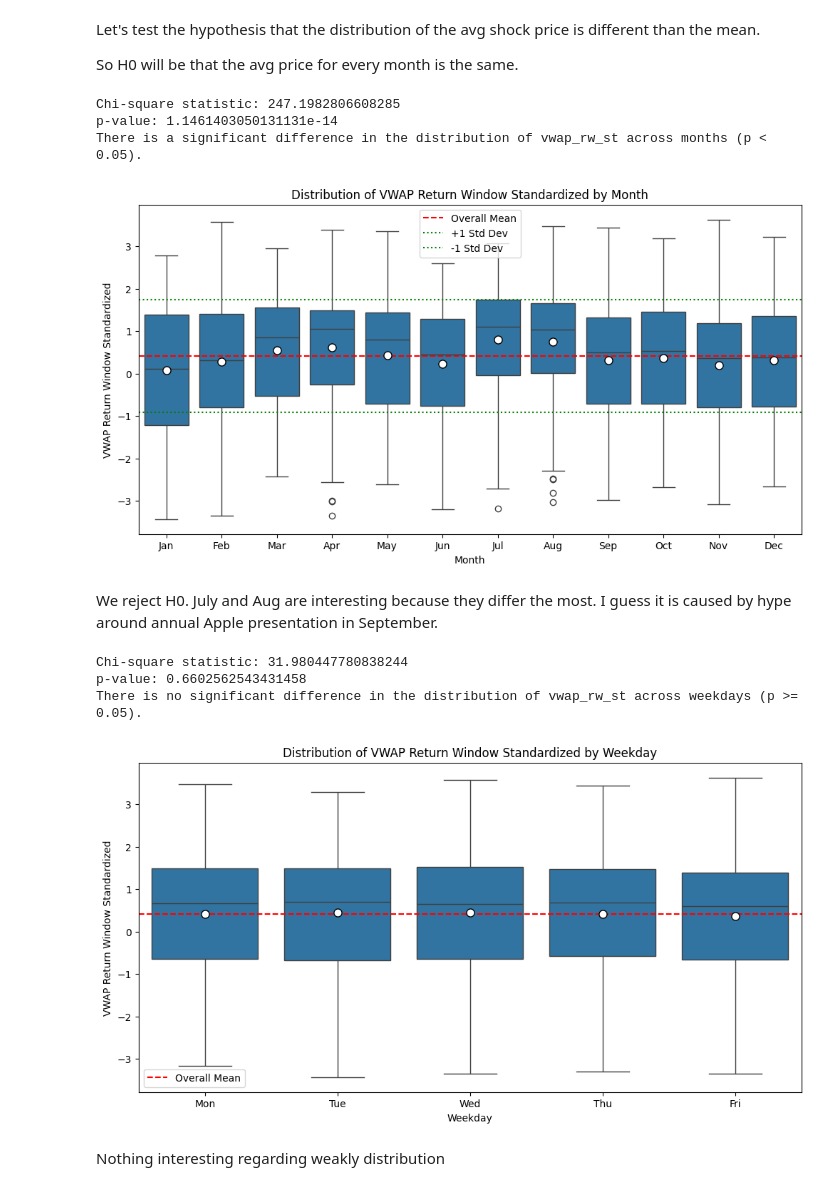
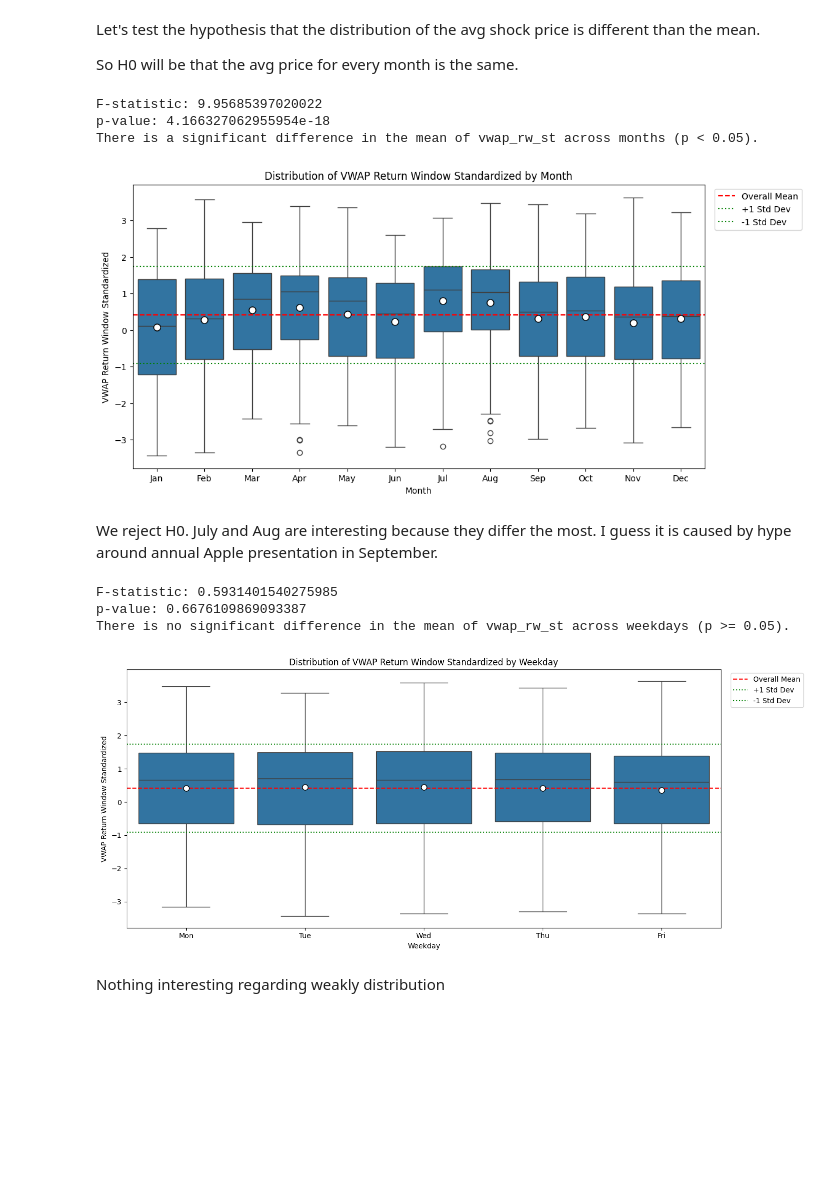
Before and after one commit to VladGrinDA/DI_Bootcamp, a Jupyter notebook: Week6/Day5/MiniProject/mp_appl_stock.ipynb, the cells around one changed output. Drawn from its saved outputs; the diff is of its cells as text; code cells hidden in the pictures; blank space fills up the shorter version.

```diff
--- a/Week6/Day5/MiniProject/mp_appl_stock.ipynb
+++ b/Week6/Day5/MiniProject/mp_appl_stock.ipynb
@@ -495,65 +497,60 @@ import numpy as np
 import pandas as pd
 import matplotlib.pyplot as plt
 import seaborn as sns
-from scipy.stats import chi2_contingency
+from scipy import stats
 
-bins = pd.cut(df['vwap_rw_st'], bins=10)
-contingency_table = pd.crosstab(df['month'], bins)
+groups = [group for _, group in df.dropna(subset=['vwap_rw_st']).groupby('month')['vwap_rw_st']]
+f_statistic, p_value = stats.f_oneway(*groups)
 
-chi2, p_value, dof, expected = chi2_contingency(contingency_table)
-
-print(f"Chi-square statistic: {chi2}")
+print(f"F-statistic: {f_statistic}")
 print(f"p-value: {p_value}")
 
 if p_value < 0.05:
-    print("There is a significant difference in the distribution of vwap_rw_st across months (p < 0.05).")
+    print("There is a significant difference in the mean of vwap_rw_st across months (p < 0.05).")
 else:
-    print("There is no significant difference in the distribution of vwap_rw_st across months (p >= 0.05).")
+    print("There is no significant difference in the mean of vwap_rw_st across months (p >= 0.05).")
 
 plt.figure(figsize=(12, 6))
 sns.boxplot(x='month', y='vwap_rw_st', data=df, showmeans=True,
             meanprops={'marker':'o',
                         'markerfacecolor':'white',
                         'markeredgecolor':'black',
                         'markersize':'8'})
 
 overall_mean = df['vwap_rw_st'].mean()
 overall_std = df['vwap_rw_st'].std()
 
 plt.axhline(y=overall_mean, color='r', linestyle='--', label='Overall Mean')
 plt.axhline(y=overall_mean + overall_std, color='g', linestyle=':', label='+1 Std Dev')
 plt.axhline(y=overall_mean - overall_std, color='g', linestyle=':', label='-1 Std Dev')
 
 plt.title('Distribution of VWAP Return Window Standardized by Month')
 plt.xlabel('Month')
 plt.ylabel('VWAP Return Window Standardized')
 plt.xticks(range(12), ['Jan', 'Feb', 'Mar', 'Apr', 'May', 'Jun', 'Jul', 'Aug', 'Sep', 'Oct', 'Nov', 'Dec'])
-plt.legend()
+plt.legend(bbox_to_anchor=(1.01, 1), loc='upper left')
 plt.show()
 # %% [output]
-Chi-square statistic: 247.1982806608285
-p-value: 1.1461403050131131e-14
-There is a significant difference in the distribution of vwap_rw_st across months (p < 0.05).
+F-statistic: 9.95685397020022
+p-value: 4.166327062955954e-18
+There is a significant difference in the mean of vwap_rw_st across months (p < 0.05).
-[figure, old version]
+[figure, new version]
 # %% [markdown]
 We reject H0. July and Aug are interesting because they differ the most. I guess it is caused by hype around annual Apple presentation in September.
 # %%
 df_weekdays = df[df['weekday'] < 5]
 
-bins = pd.cut(df_weekdays['vwap_rw_st'], bins=10)
-contingency_table = pd.crosstab(df_weekdays['weekday'], bins)
+groups = [group for _, group in df.dropna(subset=['vwap_rw_st']).groupby('weekday')['vwap_rw_st']]
+f_statistic, p_value = stats.f_oneway(*groups)
 
-chi2, p_value, dof, expected = chi2_contingency(contingency_table)
-
-print(f"Chi-square statistic: {chi2}")
+print(f"F-statistic: {f_statistic}")
 print(f"p-value: {p_value}")
 
 if p_value < 0.05:
-    print("There is a significant difference in the distribution of vwap_rw_st across weekdays (p < 0.05).")
+    print("There is a significant difference in the mean of vwap_rw_st across weekdays (p < 0.05).")
 else:
-    print("There is no significant difference in the distribution of vwap_rw_st across weekdays (p >= 0.05).")
-
-plt.figure(figsize=(12, 6))
+    print("There is no significant difference in the mean of vwap_rw_st across weekdays (p >= 0.05).")
+plt.figure(figsize=(14, 6))
 sns.boxplot(x='weekday', y='vwap_rw_st', data=df_weekdays, showmeans=True,
             meanprops={'marker':'o',
                         'markerfacecolor':'white',
@@ -561,19 +558,23 @@ sns.boxplot(x='weekday', y='vwap_rw_st', data=df_weekdays, showmeans=True,
                         'markersize':'8'})
 
 overall_mean = df_weekdays['vwap_rw_st'].mean()
+overall_std = df_weekdays['vwap_rw_st'].std()
 
 plt.axhline(y=overall_mean, color='r', linestyle='--', label='Overall Mean')
+plt.axhline(y=overall_mean + overall_std, color='g', linestyle=':', label='+1 Std Dev')
+plt.axhline(y=overall_mean - overall_std, color='g', linestyle=':', label='-1 Std Dev')
 
 plt.title('Distribution of VWAP Return Window Standardized by Weekday')
 plt.xlabel('Weekday')
 plt.ylabel('VWAP Return Window Standardized')
 plt.xticks(range(5), ['Mon', 'Tue', 'Wed', 'Thu', 'Fri'])
-plt.legend()
+plt.legend(bbox_to_anchor=(1.01, 1), loc='upper left')
+plt.tight_layout()
 plt.show()
 # %% [output]
-Chi-square statistic: 31.980447780838244
-p-value: 0.6602562543431458
-There is no significant difference in the distribution of vwap_rw_st across weekdays (p >= 0.05).
+F-statistic: 0.5931401540275985
+p-value: 0.6676109869093387
+There is no significant difference in the mean of vwap_rw_st across weekdays (p >= 0.05).
-[figure, old version]
+[figure, new version]
 # %% [markdown]
 Nothing interesting regarding weakly distribution
```
Also changed, not shown: parts of 1 cell of this notebook, 1 other file.
